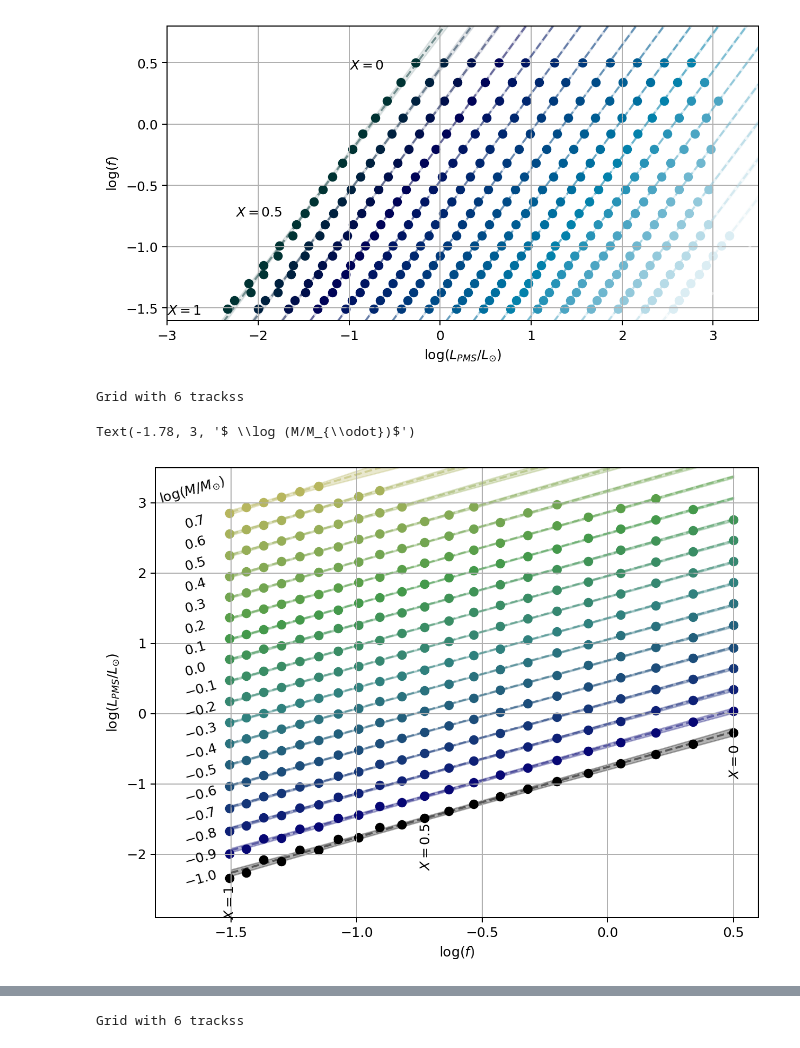
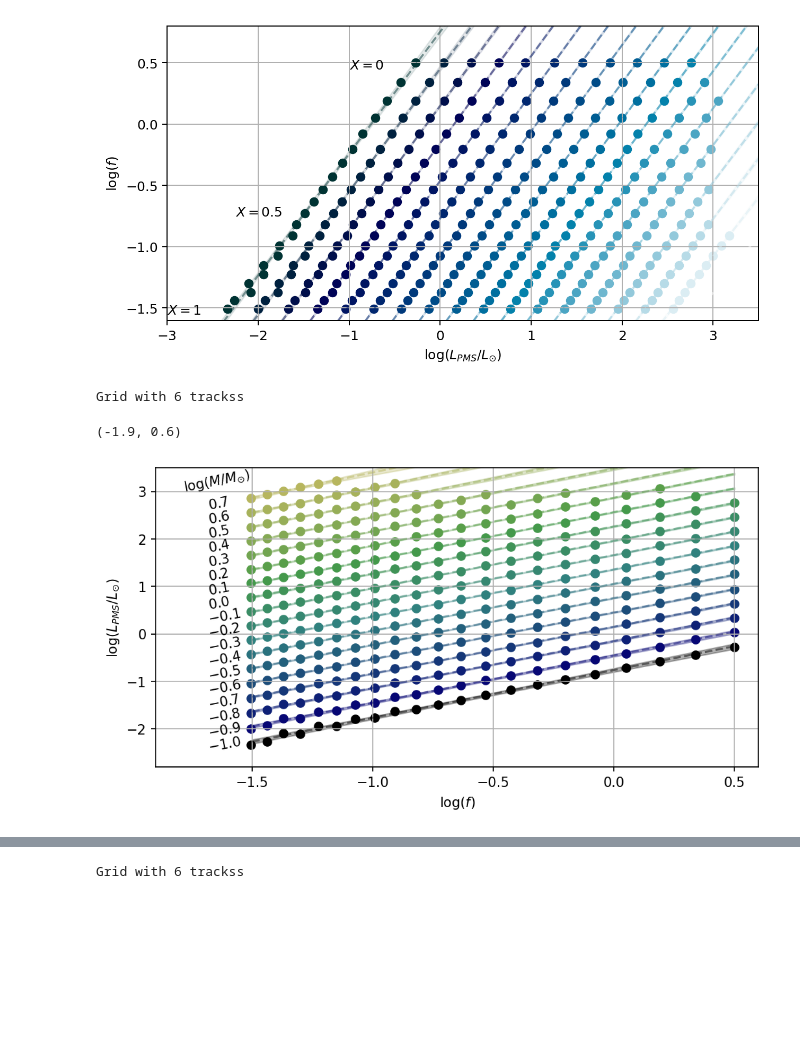
Before and after one commit to Jems-jl/Jems.jl, a Jupyter notebook: HomologyTesting/plots3 without Prad.ipynb, the cells around one changed output, grey strips where cells are left out. Saved outputs shown, nothing was run; the diff lists cells and outputs as text; code cells hidden in the pictures; blank space fills up the shorter version.

```diff
--- a/HomologyTesting/plots3 without Prad.ipynb
+++ b/HomologyTesting/plots3 without Prad.ipynb
@@ -109,7 +109,7 @@ class Grid:
         return Grid([track for track in self.tracks if track.X == X])
 
     def colors_and_shapes(self):
-        colors = plt.cm.viridis(np.linspace(0, 1, self.nb_logMs))
+        colors = plt.cm.gist_earth(np.linspace(0, 1, self.nb_logMs))
         colors = {np.round(logM,1):color for logM, color in zip(unique(self.logMs), colors)}
         shapes = ['o','s','*','X','D']
         shapes = {np.round(logM,1) : shapes[i%len(shapes)] for i, logM in enumerate(sorted(list(set(self.logMs))))}
@@ -504,36 +516,39 @@ def axlabels_helpfunction(ax):
     #ax.text(-1.68,3.23, '$0.9$',rotation=45,rotation_mode='anchor',transform_rotates_text=True)
     #ax.text(-1.68,3.53, '$1.0$',rotation=45,rotation_mode='anchor',transform_rotates_text=True)
 # %%
-fig, ax = plt.subplots(1,1, figsize = (8,6), dpi = 180)
+fig, ax = plt.subplots(1,1, figsize = (8,4), dpi = 150)
 logMRange = unique(goodGrid.logMs)
 colors = plt.cm.gist_earth(np.linspace(0, 0.7, len(logMRange)))
 slopes = []
 for logM, color in zip(logMRange, colors):
     logMGrid = goodGrid.collapse_grid_logM(logM)
     f = logMGrid.µs ** 4 / (1 + logMGrid.Xs)
+    #f = 1 / ((3+5*logMGrid.Xs)**4*(1 + logMGrid.Xs))
     ax.scatter(np.log10(f),np.log10(logMGrid.PMS_Ls), color = color)
+    #ax.scatter(logMGrid.Xs,np.log10(logMGrid.PMS_Ls), color = color)
     fit = do_linear_fit(np.log10(logMGrid.PMS_Ls),np.log10(f))
     slopes.append(fit.params['slope'])
     fRange = np.linspace(-1.5,0.50,100)
     ax.plot(fRange, fit.eval(x = fRange), color = color, ls='--', alpha=0.5)
     uncertainties = fit.eval_uncertainty(x = fRange, sigma=3)
     ax.fill_between(fRange, fit.eval(x = fRange) - uncertainties, fit.eval(x = fRange) + uncertainties, alpha = 0.3, color = color)
     #ax.fill_between(logLRange, fit.eval(x = logLRange) - uncertainties, fit.eval(x = logLRange) + uncertainties, alpha = 0.1, color = color)
 ax.set_ylabel('$\log(L_{PMS}/L_{\odot})$')
 ax.set_xlabel('$\log(f)$')
 ax.grid()
-ax.set_xlim(-1.8,0.6)
-ax.set_ylim(-2.9,3.5)
 
 
-ax.text(0.48,-0.9, '$X = 0$',rotation=90)
-ax.text(-0.75,-2.2, '$X = 0.5$', rotation=90)
-ax.text(-1.53, -2.9,'$X = 1$', rotation=90)
+
+#ax.text(0.48,-0.9, '$X = 0$',rotation=90)
+#ax.text(-0.75,-2.2, '$X = 0.5$', rotation=90)
+#ax.text(-1.53, -2.9,'$X = 1$', rotation=90)
 
 axlabels_helpfunction(ax)
 ax.text(-1.78, 3, '$ \log (M/M_{\odot})$',rotation=45,rotation_mode='anchor',transform_rotates_text=True)
+ax.set_ylim(-2.8,3.5)
+ax.set_xlim(-1.9,0.6)
 # %% [output]
 Grid with 6 trackss
-Text(-1.78, 3, '$ \\log (M/M_{\\odot})$')
+(-1.9, 0.6)
-[figure, old version]
+[figure, new version]
 # %%
```
Also changed, not shown: parts of 8 cells of this notebook.
